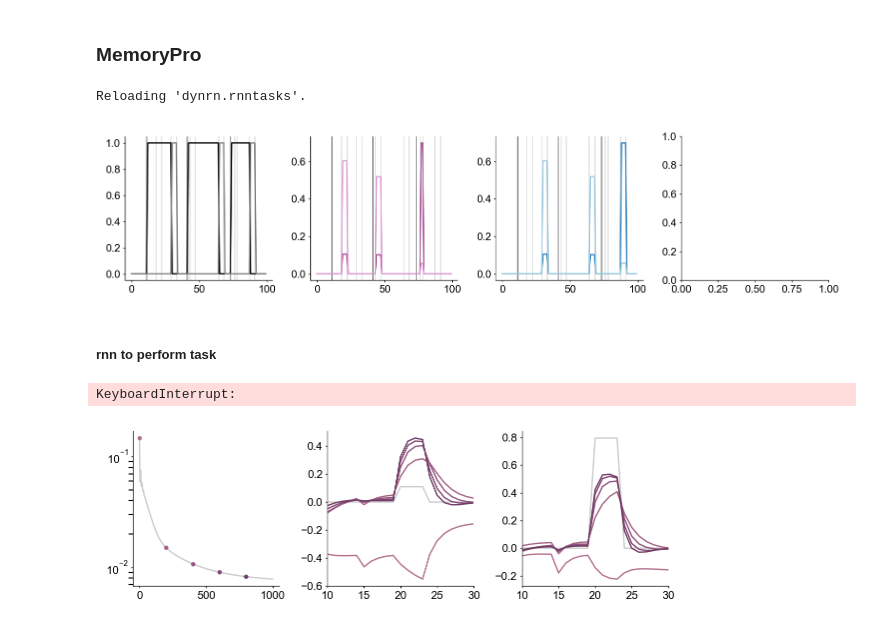
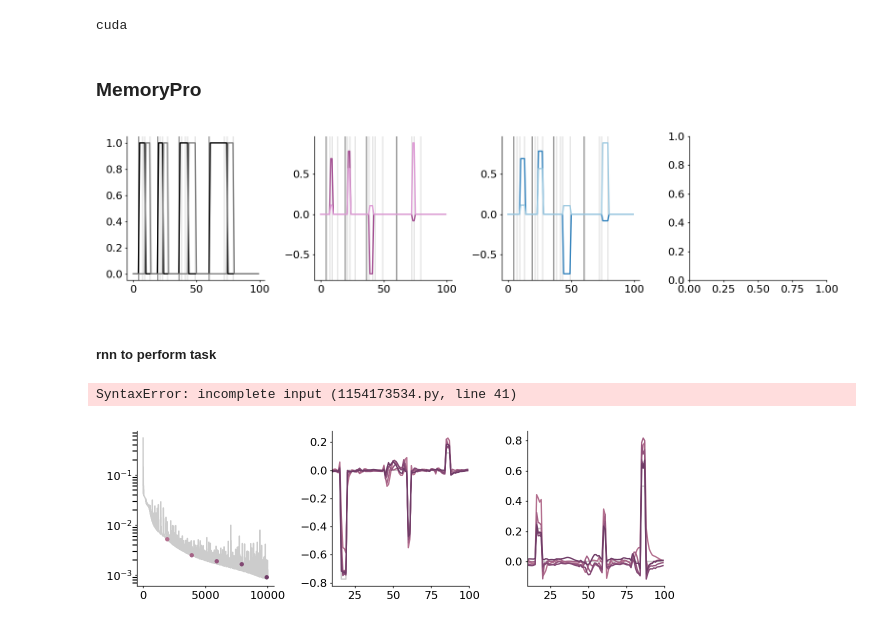
Before and after one commit to kaijfox/loop-dynamical-rnns, a Jupyter notebook: notebooks/24-07-17_driscoll-rnns.ipynb, the cells around one changed output. Saved outputs shown, nothing was run; the diff lists cells and outputs as text; code cells hidden in the pictures.

Commit message:
driscoll script RNNs

```diff
--- a/notebooks/24-07-17_driscoll-rnns.ipynb
+++ b/notebooks/24-07-17_driscoll-rnns.ipynb
@@ -28,14 +30,18 @@ Reloading 'dynrn.viz.styles'.
+# %%
+# cuda setup
+device = th.device('cuda' if th.cuda.is_available() else 'cpu')
+print(device.type)
+# %% [output]
+cuda
 # %% [markdown]
 ### MemoryPro
 # %%
-x, y, periods = DriscollTasks.memorypro(n_sessions=30, session_length=100)
+x, y, periods = DriscollTasks.memorypro(n_sessions=70, memory =  ExpMin(1, 0), angle = Uniform(0, 3.14), session_length=100)
 x = th.tensor(x, dtype=th.float32)
 y = th.tensor(y, dtype=th.float32)
 
-icolors = [getc('k'), getc('grey'),  t20('b:17'), t20('b:19')]
+icolors = [getc('k'), getc('grey'), t20('b:17'), t20('b:19')]
 ocolors = [t20('c:0'), t20('c:2')]
-# %% [output]
-Reloading 'dynrn.rnntasks'.
 # %%
 fig, ax = plt.subplots(1, 4, figsize=(8, 2))
 
@@ -52,21 +58,67 @@ for t in np.where(np.diff(periods[session]) != 0)[0]:
 
 plotter.finalize(fig, None)
 # %% [output]
-[figure, old version]
+[figure, new version]
 # %% [markdown]
 ##### rnn to perform task
+# %%
+class BasicRNN(rnns.DynamicalRNN):
+    def __init__(
+        self,
+        nx=4,
+        nh=10,
+        ny=None,
+        alpha=0.1,
+        act=nn.Sigmoid(),
+        h_bias=0,
+        w_scale=1,
+        act_ofs=0,
+        bias = False,
+    ):
+        """
+        Approximate dynamical RNN with negative weights.
+
+        Parameters
+        ----------
+        alpha : float
+            Step size divided by time constant, or equivalently a coefficient
+            for convex combination of (in [0, 1]) $h_{t-1}$ and $f(h_{t-1})$ in
+            the hidden state update rule, with `alpha` equal to 1 corresponding
+            to a no-memory update.
+        """
+        nn.Module.__init__(self)
+        rnns.init_dynamical_rnn(self, nx, nh, ny, alpha, act, h_bias, w_scale, act_ofs)
+
+        self.i2h = nn.Linear(self.nx, self.nh, bias=bias)
+        self.h2h = nn.Linear(self.nh, self.nh, bias=bias)
+        self.h2y = nn.Linear(self.nh, self.ny, bias=bias)
+
+    def forward(self, x, h):
+        I = self.w_scale * self.h2h(h) + self.i2h(x)
+        fh = self.act(I + self.h_bias) + self.act_ofs
+        h_new = (1 - self.alpha) * h + self.alpha * fh
+        y = self.h2y(h_new)
+        return y, h_new
+# %% [output]
+SyntaxError: incomplete input (1154173534.py, line 41)
 # %%
 th.manual_seed(0)
-rnn = rnns.BasicRNN(x.shape[-1], 200, y.shape[-1], alpha = 0.5, act = nn.Softplus(), bias = True)
+rnn = BasicRNN(
+    x.shape[-1], 1024, y.shape[-1], alpha=1, act=nn.Softplus(), bias=True
+)
+with th.no_grad():
+    W = scipy.stats.ortho_group.rvs(rnn.nh, random_state=0)
+    rnn.h2h.weight.data = th.tensor(W, dtype=th.float32)
+
+rnn.to(device)
+
 opt = optim.Adam(rnn.parameters(), weight_decay=0, lr=1e-4)
-losses, yhats, hs = rnns.fit_rnn(rnn, x, y, opt, n_steps = 10000)
+losses, yhats = rnns.fit_rnn(rnn, x.to(device), y.to(device), opt, n_steps=10000, return_h = False)
-# %% [output]
-KeyboardInterrupt:
 # %%
-fig, ax = rnns.plot_rnn_training(losses, yhats, y)
+fig, ax = rnns.plot_rnn_training(losses, yhats, y, start = 1900)
 for a in ax[1:]:
-    a.set_xlim(10, 30)
+    a.set_xlim(10, 100)
 ax[0].set_yscale('log')
 plotter.finalize(fig, None)
 # %% [output]
-[figure, old version]
+[figure, new version]
```
Also changed, not shown: parts of 13 cells of this notebook, 3 other files.
